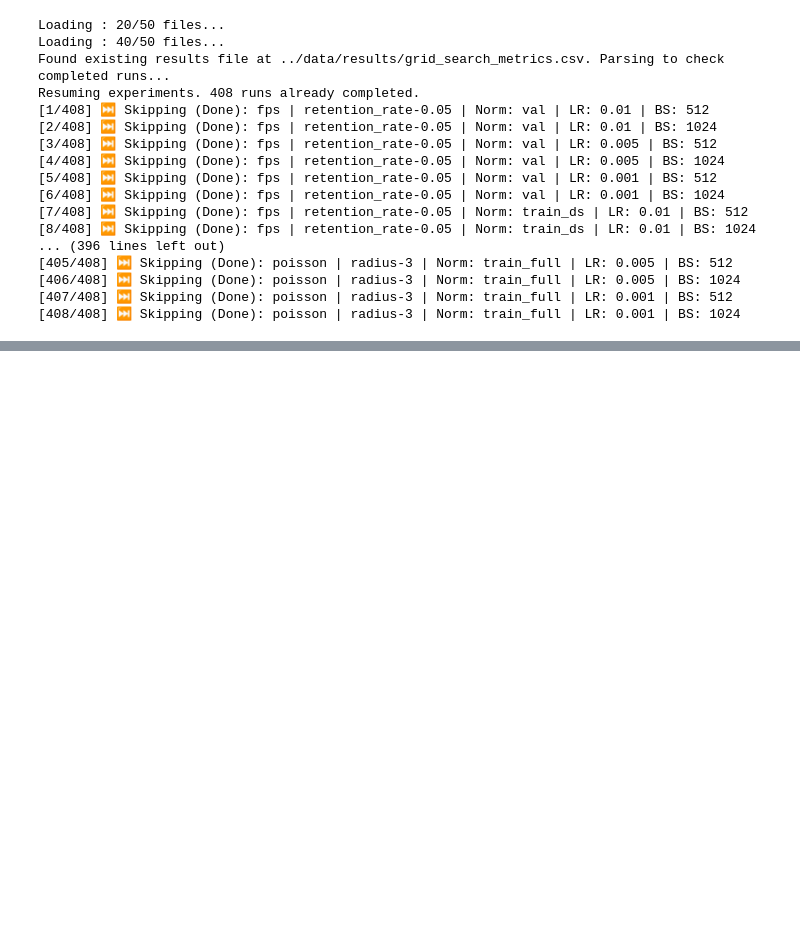
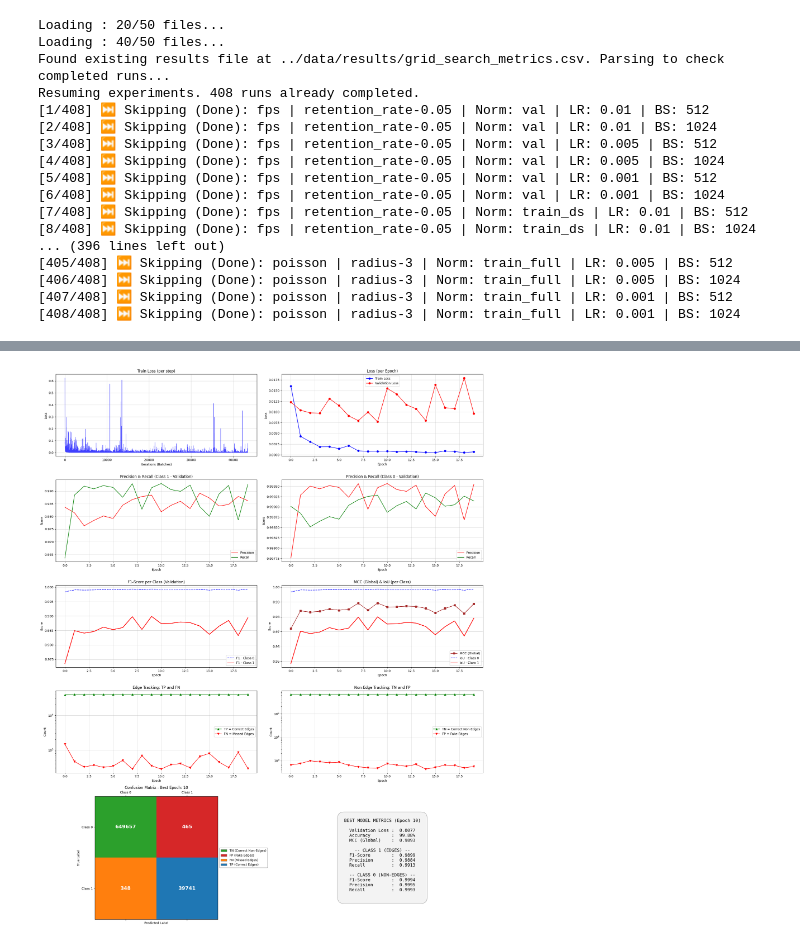
Before and after one commit to mmando73/ter-abc-challenge, a Jupyter notebook: notebooks/MLP_downsampling_v1.ipynb, the cells around one changed output, grey strips where cells are left out. Drawn from its saved outputs; the diff is of its cells as text; code cells hidden in the pictures; blank space fills up the shorter version.

```diff
--- a/notebooks/MLP_downsampling_v1.ipynb
+++ b/notebooks/MLP_downsampling_v1.ipynb
@@ -917,0 +1027,20 @@ display(best_models)
+# %%
+data = np.load('../data/processed_data/ds_voxel_resolution_percentage-0.02.npz')
+X_train = data['X_train']
+y_train = data['y_train']
+print(f"X_train Shape: {X_train.shape}")
+print(f"y_train Shape: {y_train.shape}")
+X_train_tensor = torch.tensor(X_train, dtype=torch.float)
+y_train_tensor = torch.tensor(y_train, dtype=torch.long)
+X_val_tensor = torch.tensor(X_val_raw, dtype=torch.float)
+y_val_tensor = torch.tensor(y_val_raw, dtype=torch.long)
+
+X_val_tensor, mean_1, std_1 = normalize_data_inplace(X_val_tensor, opt='flat')
+X_train_tensor, _, _ = normalize_data_inplace(X_train_tensor, mean=mean_1, std=std_1, opt='flat')
+
+history_1, model_1 = train_mlp_model(
+                        X_train_tensor, y_train_tensor, X_val_tensor, y_val_tensor,
+                        nb_epochs=50, batch_size=512, lr=0.001,
+                        device=device, display_metrics=True, patience=10,
+                    )
+del data, X_train_tensor, X_val_tensor, y_train_tensor, y_val_tensor
@@ -917,0 +1065,4 @@ display(best_models)
+# %%
+plot_metrics(history_1)
+# %% [output]
+[figure, added]
```
Also changed, not shown: parts of 10 cells of this notebook.
